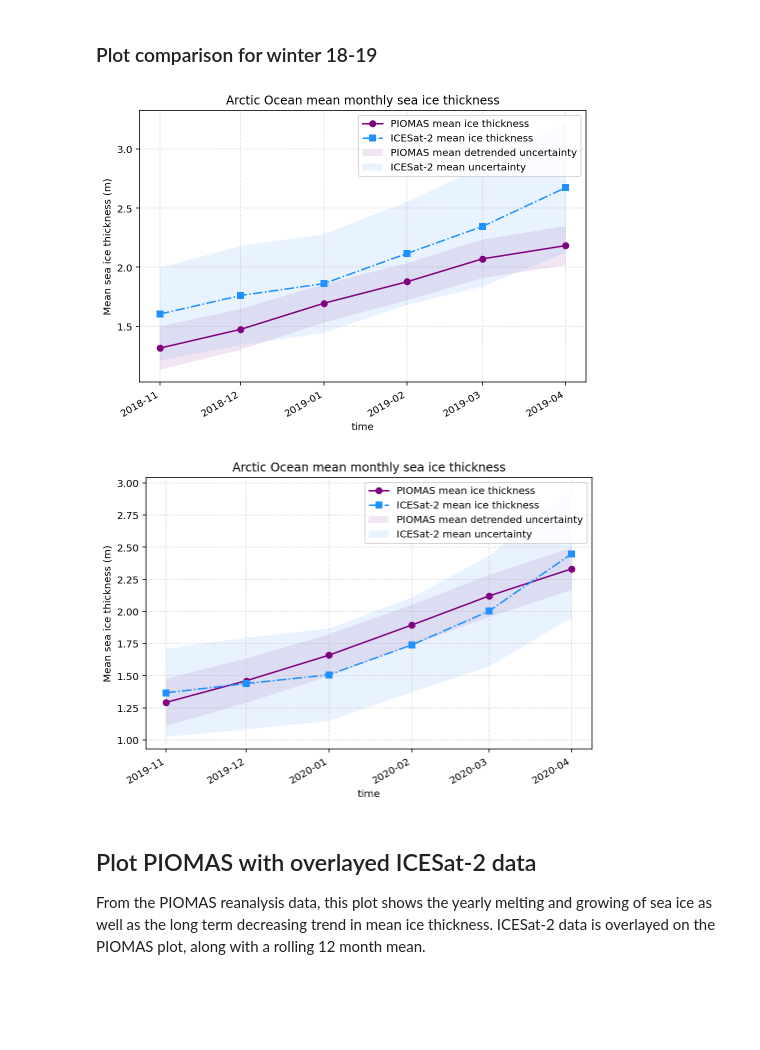
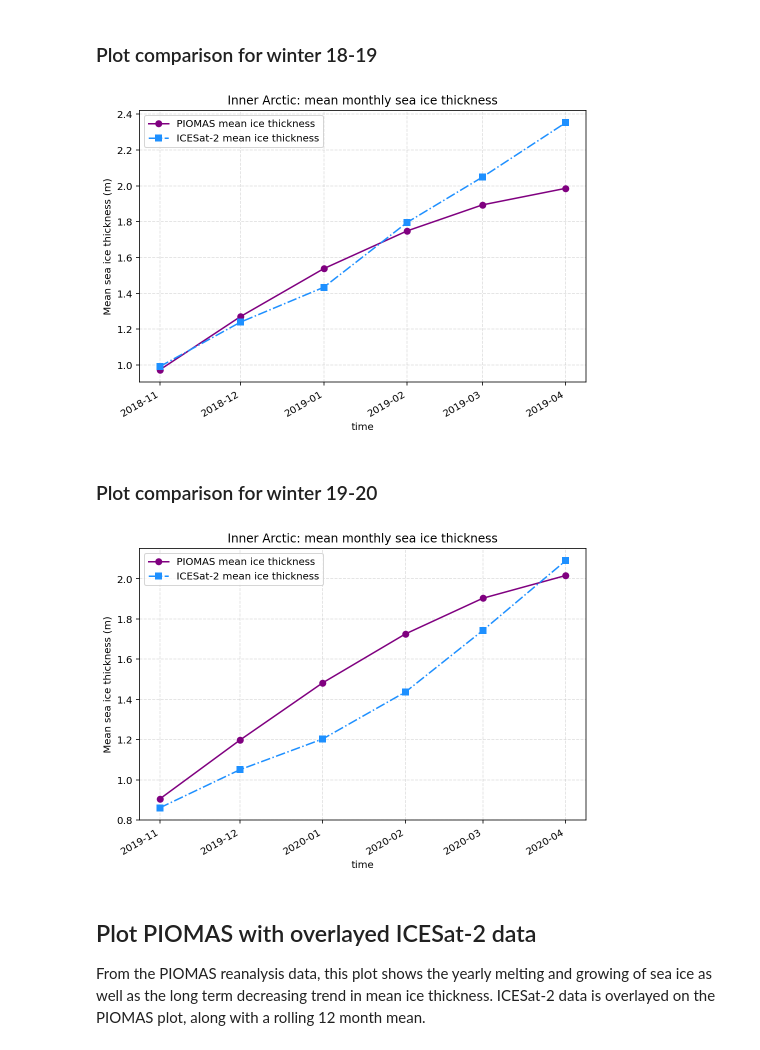
Before and after one commit to nicolejkeeney/icesat2-book, a Jupyter notebook: PIOMAS.ipynb, the cells around one changed output. Saved outputs shown, nothing was run; the diff lists cells and outputs as text; code cells hidden in the pictures; blank space fills up the shorter version.

```diff
--- a/PIOMAS.ipynb
+++ b/PIOMAS.ipynb
@@ -73,8 +78,7 @@ Operation completed over 1 objects/266.7 MiB.
 # %% [markdown]
 ## Restrict datasets to region of interest
 # %%
-#myKeys = [10,11,12,13,15] #Inner Arctic
-myKeys = [15]
-IS2dataset = utils.restrictRegionally(IS2dataset, regionKeyList = myKeys)
-PIOdataset = utils.restrictRegionally(PIOdataset, regionKeyList = myKeys)
+myKeys = [10,11,12,13,15] #Inner Arctic
+IS2dataset = restrictRegionally(IS2dataset, regionKeyList = myKeys)
+PIOdataset = restrictRegionally(PIOdataset, regionKeyList = myKeys)
 # %% [output]
@@ -164,7 +168,7 @@ Here we will plot PIOMAS and ICESat-2 mean monthly ice thickness and uncertainty
 # %% [markdown]
 ### Define plotting function
 # %%
-def plotMeansWithUnc(PIO, IS2, title = None):
+def plotMeans(PIO, IS2, title = None):
 
     #initialize figure and axes
     fig = plt.figure(figsize = [8,5])
@@ -173,29 +177,31 @@ def plotMeansWithUnc(PIO, IS2, title = None):
 
     #plot PIOMAS data
     PIO['mean_ice_thickness'].plot(ax = ax, color = 'purple', marker = 'o', label = PIO['mean_ice_thickness'].attrs['long_name'])
-    ax.fill_between(PIO.time.values, PIO['mean_ice_thickness'] + PIO['mean_ice_thickness_unc'], PIO['mean_ice_thickness'] - PIO['mean_ice_thickness_unc'], facecolor = 'purple', alpha = 0.1, edgecolor = 'none', label = PIO['mean_ice_thickness_unc'].attrs['long_name'])
+    #ax.fill_between(PIO.time.values, PIO['mean_ice_thickness'] + PIO['mean_ice_thickness_unc'], PIO['mean_ice_thickness'] - PIO['mean_ice_thickness_unc'], facecolor = 'purple', alpha = 0.1, edgecolor = 'none', label = PIO['mean_ice_thickness_unc'].attrs['long_name'])
 
     #plot ICESat-2 data
     IS2['mean_ice_thickness'].plot(color = 'dodgerblue', marker = 's', linestyle = '-.', label = IS2['mean_ice_thickness'].attrs['long_name'])
-    ax.fill_between(IS2.time.values, IS2['mean_ice_thickness'] + IS2['mean_ice_thickness_unc'], IS2['mean_ice_thickness'] - IS2['mean_ice_thickness_unc'], facecolor = 'dodgerblue', alpha = 0.1, edgecolor = 'none', label = IS2['mean_ice_thickness_unc'].attrs['long_name'])
+    #ax.fill_between(IS2.time.values, IS2['mean_ice_thickness'] + IS2['mean_ice_thickness_unc'], IS2['mean_ice_thickness'] - IS2['mean_ice_thickness_unc'], facecolor = 'dodgerblue', alpha = 0.1, edgecolor = 'none', label = IS2['mean_ice_thickness_unc'].attrs['long_name'])
 
     #display plot with descriptive legend, ylabel, and title
     plt.legend()
     plt.ylabel('Mean sea ice thickness (m)')
-    plt.title(PIO.attrs['regions with data'] + ' mean monthly sea ice thickness')
+    plt.title(PIO.attrs['regions with data'] + ': mean monthly sea ice thickness')
     plt.show()
 # %% [markdown]
 ### Plot comparison for winter 18-19
 # %%
-winter_18_19 = utils.getWinterDateRange(2018,2019)
-plotMeansWithUnc(PIO = PIO.sel(time = winter_18_19), IS2 = IS2.sel(time = winter_18_19))
+winter_18_19 = getWinterDateRange(2018,2019)
+plotMeans(PIO = PIO.sel(time = winter_18_19), IS2 = IS2.sel(time = winter_18_19))
 # %% [output]
-[figure, old version]
+[figure, new version]
+# %% [markdown]
+### Plot comparison for winter 19-20
 # %%
-winter_19_20 = utils.getWinterDateRange(2019,2020)
-plotMeansWithUnc(PIO = PIO.sel(time = winter_19_20), IS2 = IS2.sel(time = winter_19_20))
+winter_19_20 = getWinterDateRange(2019,2020)
+plotMeans(PIO = PIO.sel(time = winter_19_20), IS2 = IS2.sel(time = winter_19_20))
 # %% [output]
-[figure, old version]
+[figure, new version]
 # %% [markdown]
 ## Plot PIOMAS with overlayed ICESat-2 data
 From the PIOMAS reanalysis data, this plot shows the yearly melting and growing of sea ice as well as the long term decreasing trend in mean ice thickness. ICESat-2 data is overlayed on the PIOMAS plot, along with a rolling 12 month mean.
```
Also changed, not shown: parts of 21 cells of this notebook, 15 other files.
